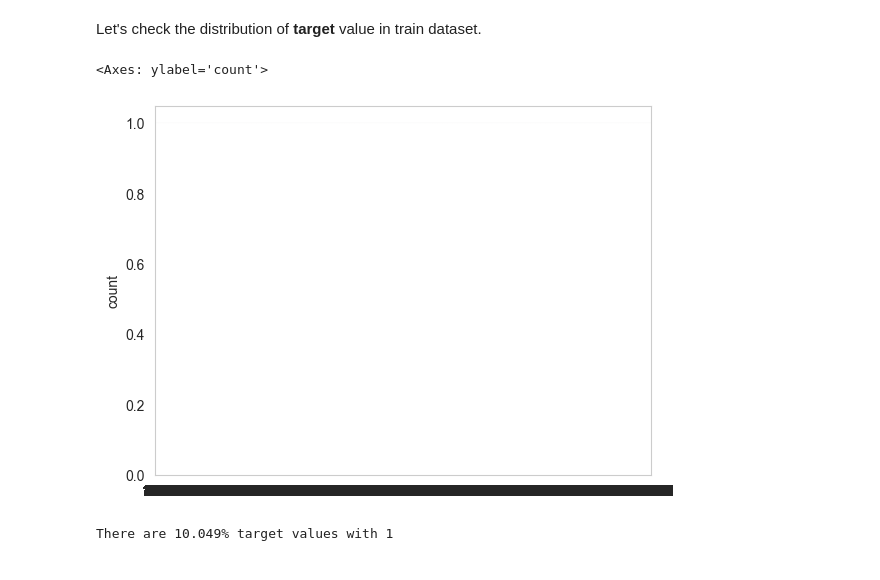
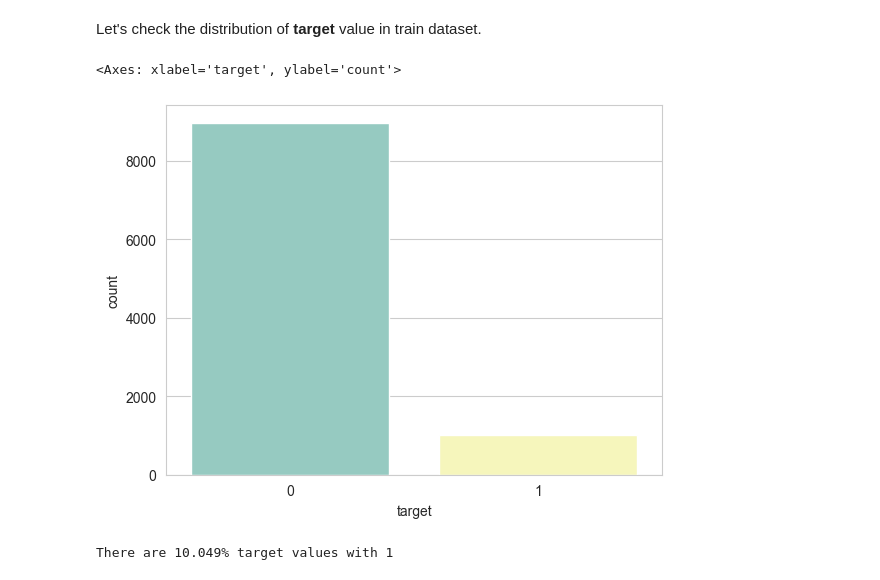
Before and after one commit to prvn-kumar01/CustomerFlow, a Jupyter notebook: santander-eda-and-prediction.ipynb, the cells around one changed output. Cells and saved outputs as stored; diff of their text form; code cells hidden in the pictures.

```diff
--- a/santander-eda-and-prediction.ipynb
+++ b/santander-eda-and-prediction.ipynb
@@ -238,10 +258,10 @@ plot_feature_scatter(train_df[::20],test_df[::20], features)
 # %% [markdown]
 Let's check the distribution of **target** value in train dataset.
 # %%
-sns.countplot(train_df['target'], palette='Set3')
+sns.countplot(data=train_df.sample(10000), x='target', palette='Set3')
 # %% [output]
-<Axes: ylabel='count'>
+<Axes: xlabel='target', ylabel='count'>
-[figure, old version]
+[figure, new version]
 # %%
 print("There are {}% target values with 1".format(100 * train_df["target"].value_counts()[1]/train_df.shape[0]))
 # %% [output]
```
Also changed, not shown: parts of 7 cells of this notebook, 1 other file.
